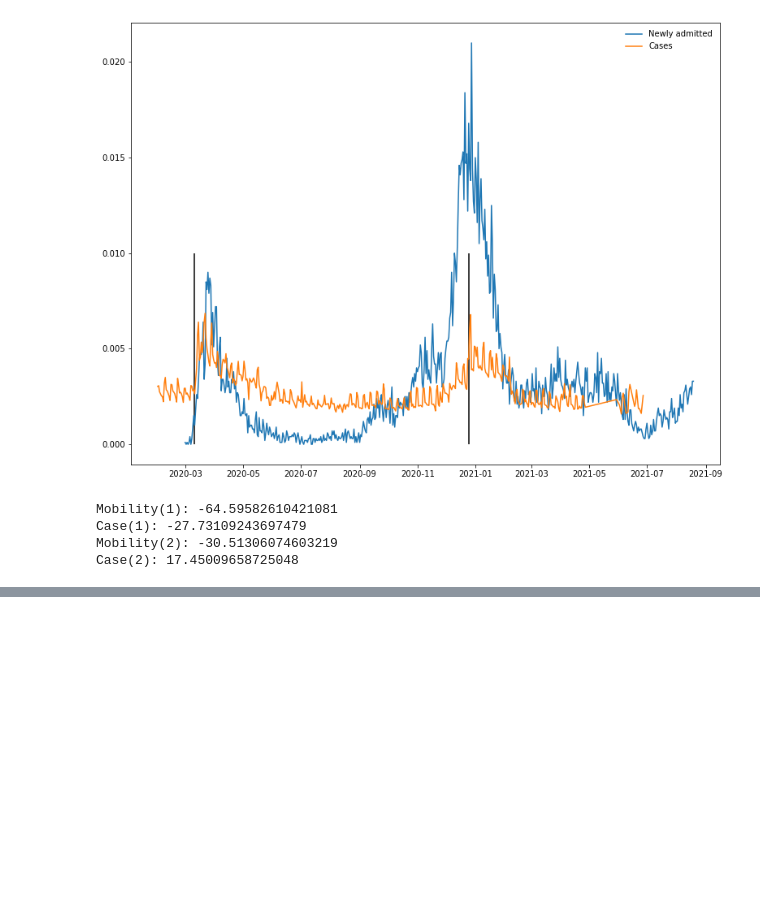
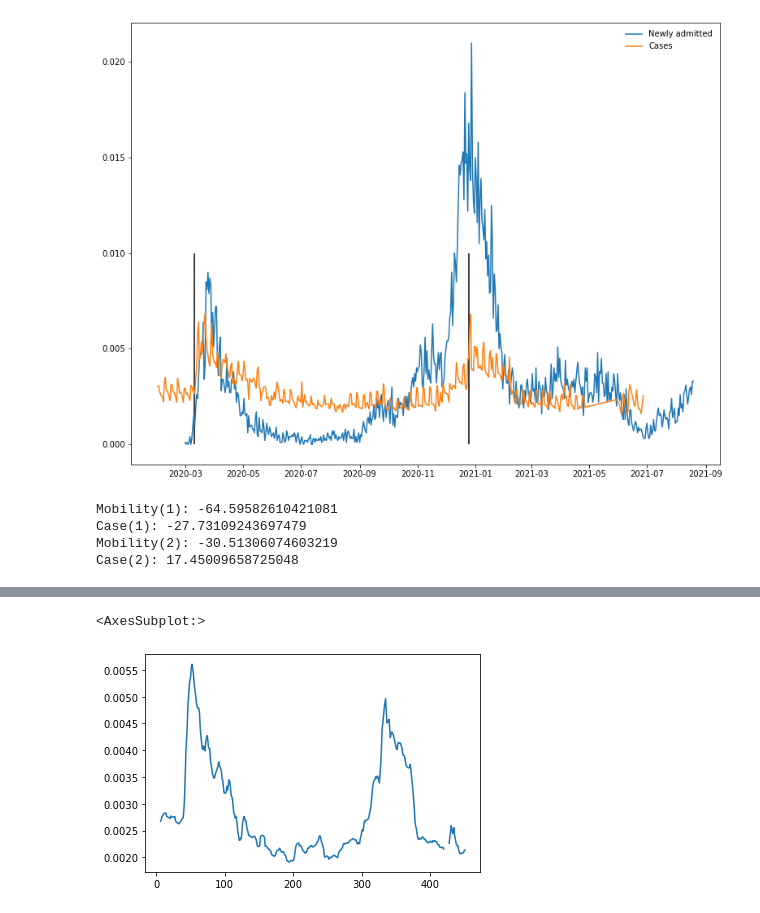
Before and after one commit to DanielAndreasen/covid-datathon21-mobility, a Jupyter notebook: notebooks/data_import-2.ipynb, the cells around one changed output, grey strips where cells are left out. Saved outputs shown, nothing was run; the diff lists cells and outputs as text; code cells hidden in the pictures; blank space fills up the shorter version.

```diff
--- a/notebooks/data_import-2.ipynb
+++ b/notebooks/data_import-2.ipynb
@@ -169,0 +209,5 @@ Case(2): 17.45009658725048
+# %%
+mav.plot()
+# %% [output]
+<AxesSubplot:>
+[figure, added]
```
Also changed, not shown: parts of 13 cells of this notebook.
